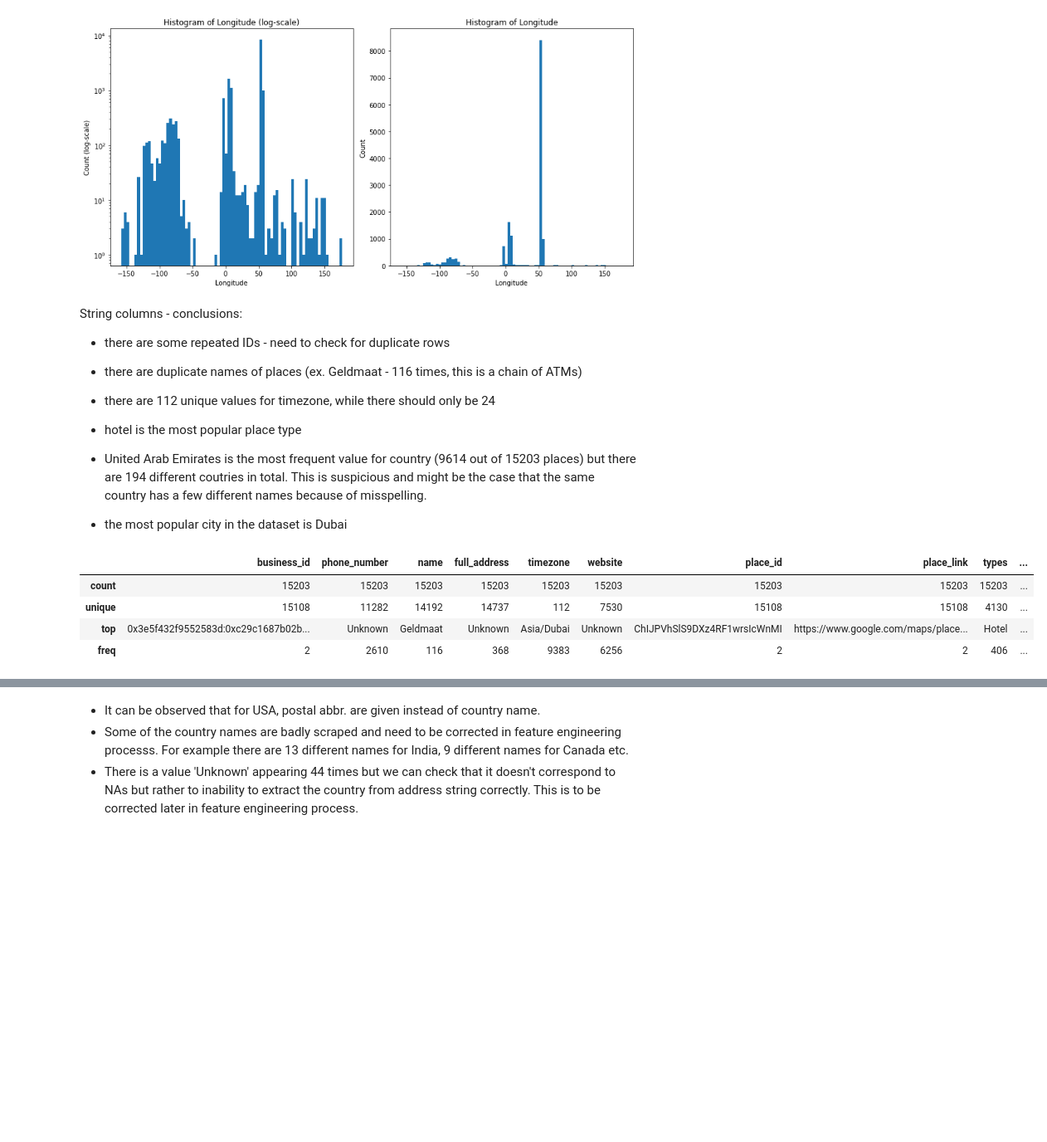
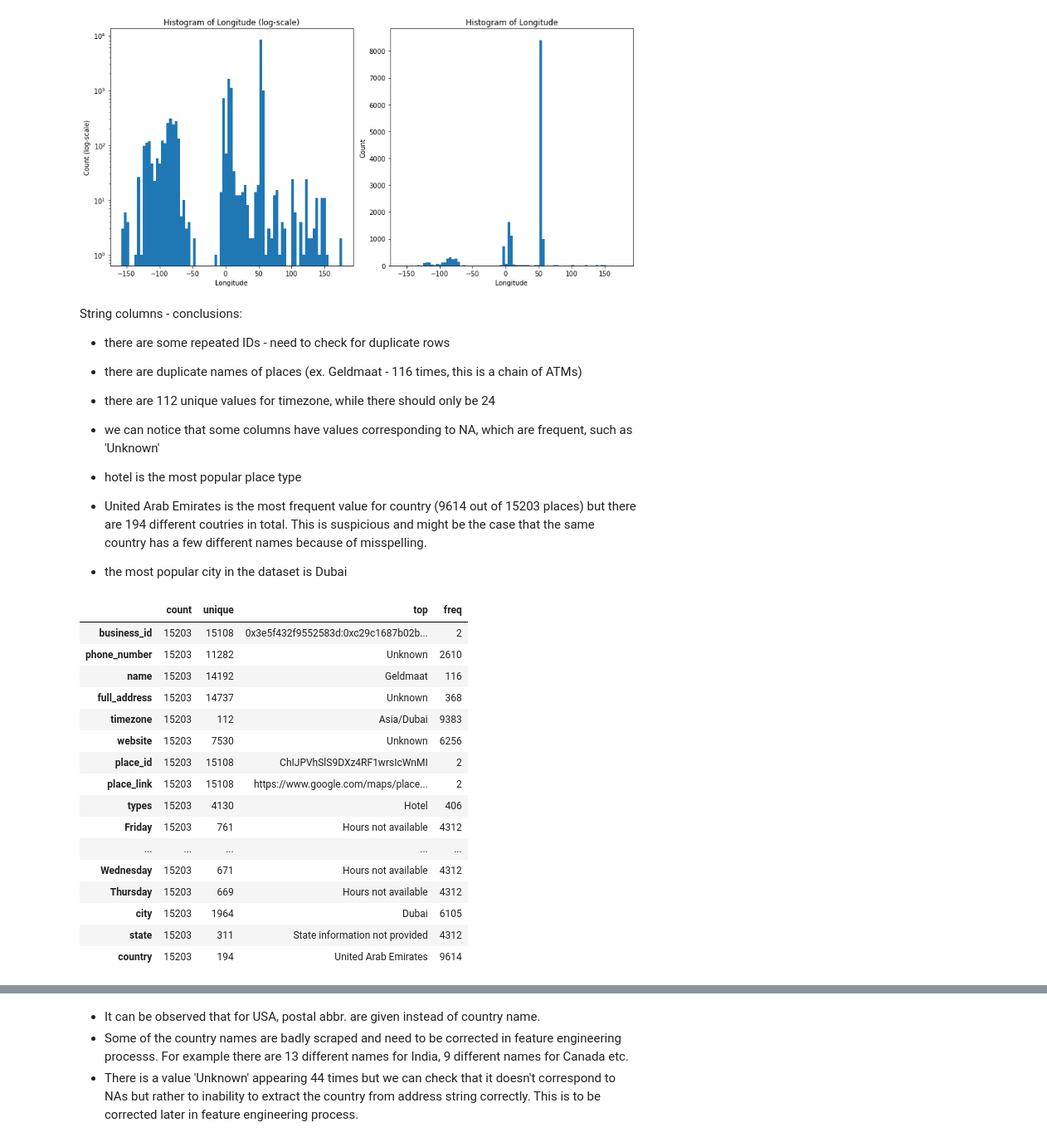
Before and after one commit to kowalskihubert/Google-Places-Clustering, a Jupyter notebook: google_places_EDA.ipynb, the cells around one changed output, grey strips where cells are left out. Shown at 83% size. Cells and saved outputs as stored; diff of their text form; code cells hidden in the pictures; blank space fills up the shorter version.

```diff
--- a/google_places_EDA.ipynb
+++ b/google_places_EDA.ipynb
@@ -202,6 +210,9 @@ String columns - conclusions:
 - there are 112 unique values for timezone, while there should only be 24
 </br>
 
+- we can notice that some columns have values corresponding to NA, which are frequent, such as 'Unknown'
+</br>
+
 - hotel is the most popular place type
 </br>
 
@@ -211,13 +222,25 @@ String columns - conclusions:
 - the most popular city in the dataset is Dubai
 # %%
 # Description of non-numeric columns
-data.describe(include = ['string'])
+data.describe(include = ['string']).T
 # %% [output]
-|  | business_id | phone_number | name | full_address | timezone | website | place_id | place_link | types | ... |
-| count | 15203 | 15203 | 15203 | 15203 | 15203 | 15203 | 15203 | 15203 | 15203 | ... |
-| unique | 15108 | 11282 | 14192 | 14737 | 112 | 7530 | 15108 | 15108 | 4130 | ... |
-| top | 0x3e5f432f9552583d:0xc29c1687b02b... | Unknown | Geldmaat | Unknown | Asia/Dubai | Unknown | ChIJPVhSlS9DXz4RF1wrsIcWnMI | https://www.google.com/maps/place... | Hotel | ... |
-| freq | 2 | 2610 | 116 | 368 | 9383 | 6256 | 2 | 2 | 406 | ... |
+|  | count | unique | top | freq |
+| business_id | 15203 | 15108 | 0x3e5f432f9552583d:0xc29c1687b02b... | 2 |
+| phone_number | 15203 | 11282 | Unknown | 2610 |
+| name | 15203 | 14192 | Geldmaat | 116 |
+| full_address | 15203 | 14737 | Unknown | 368 |
+| timezone | 15203 | 112 | Asia/Dubai | 9383 |
+| website | 15203 | 7530 | Unknown | 6256 |
+| place_id | 15203 | 15108 | ChIJPVhSlS9DXz4RF1wrsIcWnMI | 2 |
+| place_link | 15203 | 15108 | https://www.google.com/maps/place... | 2 |
+| types | 15203 | 4130 | Hotel | 406 |
+| Friday | 15203 | 761 | Hours not available | 4312 |
+| ... | ... | ... | ... | ... |
+| Wednesday | 15203 | 671 | Hours not available | 4312 |
+| Thursday | 15203 | 669 | Hours not available | 4312 |
+| city | 15203 | 1964 | Dubai | 6105 |
+| state | 15203 | 311 | State information not provided | 4312 |
+| country | 15203 | 194 | United Arab Emirates | 9614 |
 # %%
 # Zliczanie wystąpień każdej unikalnej wartości w kolumnie "country"
 plt.figure(figsize = (12,6))
```
Also changed, not shown: parts of 22 cells of this notebook.
